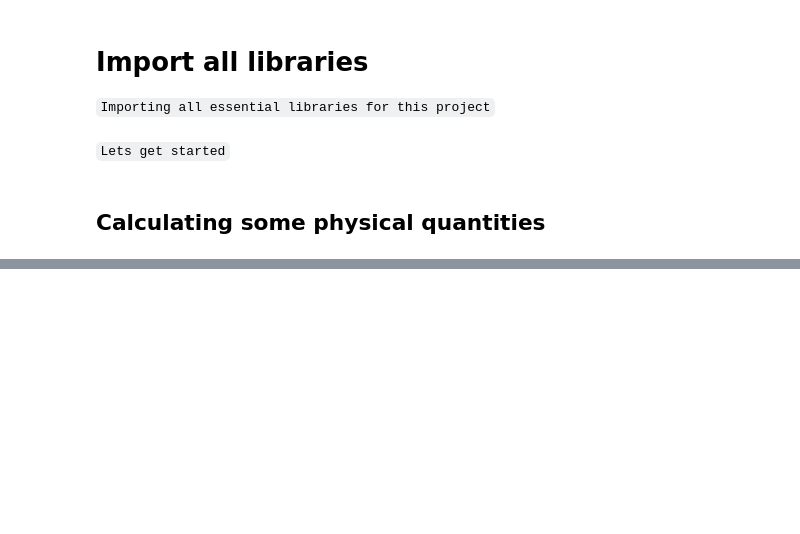
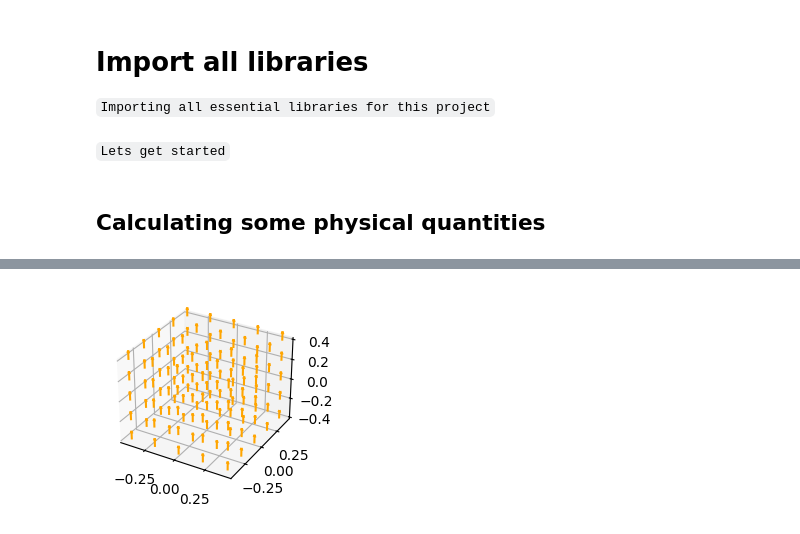
Before and after one commit to SUPARNAJIT-lang/Charge-particle-in-Electric-and-magnetic-field, a Jupyter notebook: Charged_particle.ipynb, the cells around one changed output, grey strips where cells are left out. Drawn from its saved outputs; the diff is of its cells as text; code cells hidden in the pictures; blank space fills up the shorter version.

```diff
--- a/Charged_particle.ipynb
+++ b/Charged_particle.ipynb
@@ -86,0 +161,28 @@ plt.tight_layout()
+# %%
+import matplotlib.pyplot as plt
+
+import numpy as np
+
+
+plt.style.use('_mpl-gallery')
+
+# Make data
+n = 5
+x = np.linspace(-1, 1, n)
+y = np.linspace(-1, 1, n)
+z = np.linspace(-1, 1, n)
+
+U = 0
+V = 0
+W = 0.09
+
+
+# Plot
+fig, ax = plt.subplots(subplot_kw={"projection": "3d"})
+ax.quiver(X, Y, Z, U, V, W,color='orange')
+
+
+
+plt.show()
+# %% [output]
+[figure, added]
```
Also changed, not shown: parts of 4 cells of this notebook.
